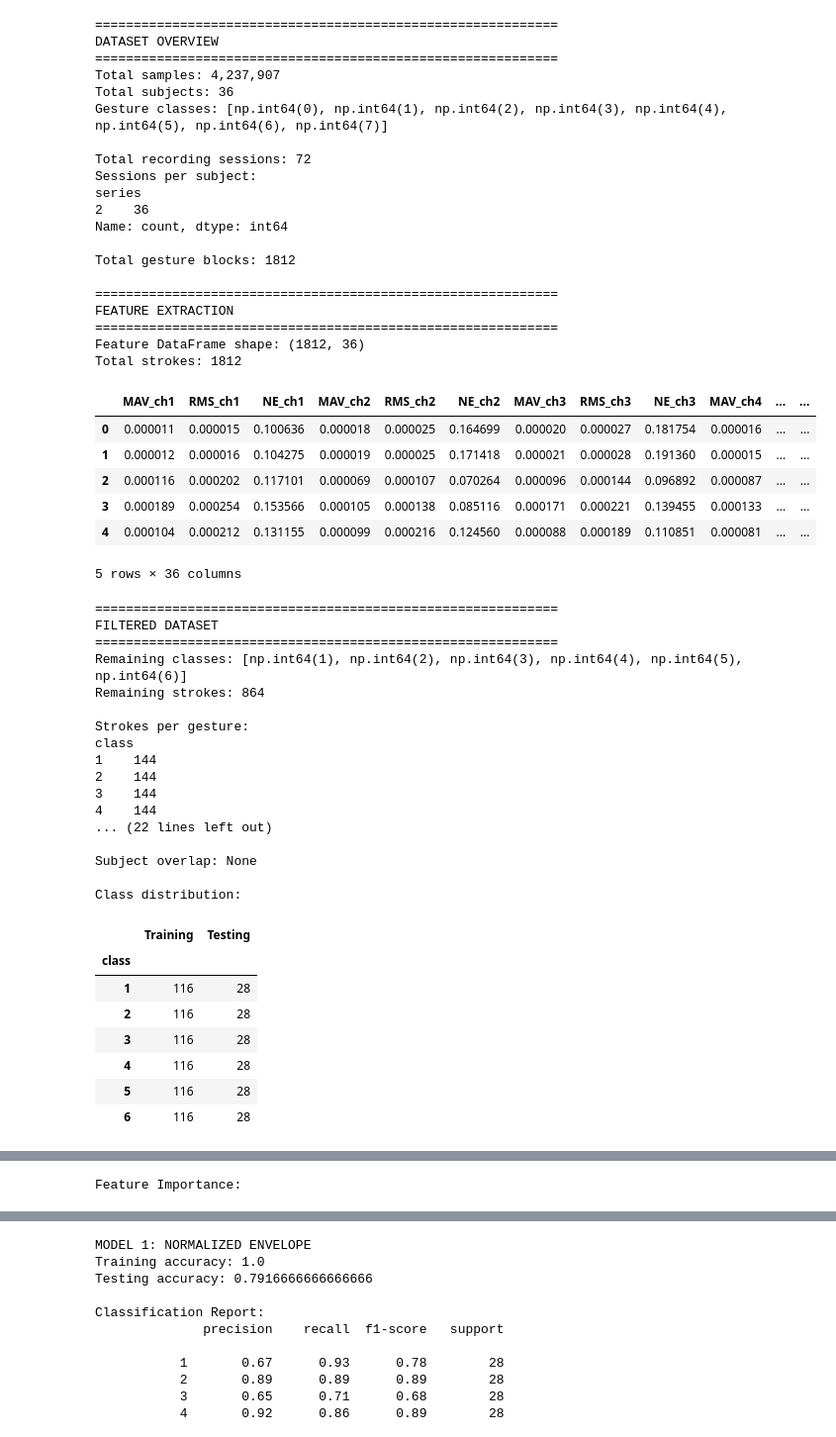
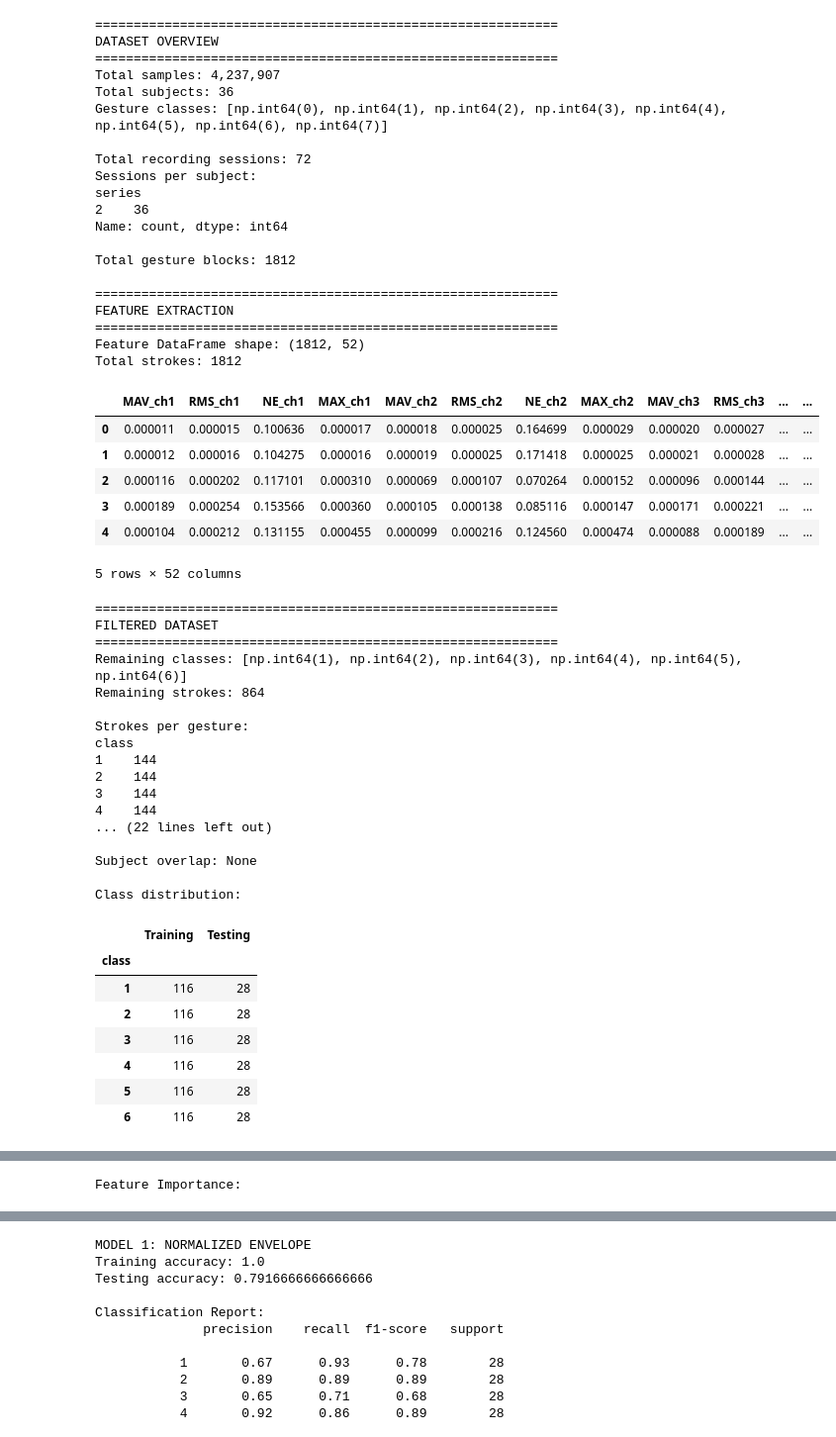
Before and after one commit to laauritaa/S-S_EMG, a Jupyter notebook: Model_Testing_with_NA.ipynb, the cells around one changed output, grey strips where cells are left out. Shown at 99% size. Drawn from its saved outputs; the diff is of its cells as text; code cells hidden in the pictures.

```diff
--- a/Model_Testing_with_NA.ipynb
+++ b/Model_Testing_with_NA.ipynb
@@ -118,6 +118,9 @@ for _, group in data.groupby("gesture_block", sort=False):
     )
     rectified = filtfilt(b, a, rectified, axis=0)
 
+    # Maximum amplitude of the filtered EMG envelope
+    max_values = np.max(rectified, axis=0)
+
     # Mean Absolute Value
     mav = np.mean(rectified, axis=0)
 
@@ -141,6 +144,7 @@ for _, group in data.groupby("gesture_block", sort=False):
         features[f"MAV_ch{ch+1}"] = mav[ch]
         features[f"RMS_ch{ch+1}"] = rms[ch]
         features[f"NE_ch{ch+1}"] = normalized_envelope[ch]
+        features[f"MAX_ch{ch+1}"] = max_values[ch]
 
     features["Log_Total_Envelope"] = log_total_envelope
 
@@ -160,6 +164,45 @@ features_df = pd.DataFrame(feature_rows)
 # The mean is calculated across all gesture blocks in that session.
 mav_cols = [f"MAV_ch{i}" for i in range(1, 9)]
 group_cols = ["label", "series", "class"]
+
+
+# ============================================================
+# NORMALIZED MAXIMUM AMPLITUDE (NMAX)
+# ============================================================
+
+max_cols = [f"MAX_ch{i}" for i in range(1, 9)]
+
+# Step 1: Calculate mean MAX for each subject, session and class
+max_class_means = (
+    features_df
+    .groupby(["label", "series", "class"])[max_cols]
+    .mean()
+    .reset_index()
+)
+
+# Step 2: Calculate class-balanced reference MAX
+max_balanced_means = (
+    max_class_means
+    .groupby(["label", "series"])[max_cols]
+    .mean()
+)
+
+# Step 3: Match reference values to each gesture
+reference = features_df.set_index(["label", "series"]).index
+
+max_reference = (
+    max_balanced_means
+    .reindex(reference)
+    .to_numpy()
+)
+
+# Step 4: Calculate normalized maximum amplitude
+for i, col in enumerate(max_cols):
+    features_df[f"NMAX_ch{i+1}"] = (
+        features_df[col] /
+        (max_reference[:, i] + 1e-10)
+    )
+
 
 # Calculate the mean MAV for each class, person, series, and channel.
 class_means = (
@@ -471,41 +514,41 @@ print("Test accuracy per fold:",
       np.round(cv_results["test_score"], 3))
 
 print(f"\nMean training accuracy: "
       f"{cv_results['train_score'].mean():.3f}")
 
 print(f"Mean test accuracy: "
       f"{cv_results['test_score'].mean():.3f}")
 
 print(f"Test accuracy SD: "
       f"{cv_results['test_score'].std():.3f}")
 # %% [output]
 ============================================================
 DATASET OVERVIEW
 ============================================================
 Total samples: 4,237,907
 Total subjects: 36
 Gesture classes: [np.int64(0), np.int64(1), np.int64(2), np.int64(3), np.int64(4), np.int64(5), np.int64(6), np.int64(7)]
 
 Total recording sessions: 72
 Sessions per subject:
 series
 2    36
 Name: count, dtype: int64
 
 Total gesture blocks: 1812
 
 ============================================================
 FEATURE EXTRACTION
 ============================================================
-Feature DataFrame shape: (1812, 36)
+Feature DataFrame shape: (1812, 52)
 Total strokes: 1812
-|  | MAV_ch1 | RMS_ch1 | NE_ch1 | MAV_ch2 | RMS_ch2 | NE_ch2 | MAV_ch3 | RMS_ch3 | NE_ch3 | MAV_ch4 | ... | ... |
-| 0 | 0.000011 | 0.000015 | 0.100636 | 0.000018 | 0.000025 | 0.164699 | 0.000020 | 0.000027 | 0.181754 | 0.000016 | ... | ... |
-| 1 | 0.000012 | 0.000016 | 0.104275 | 0.000019 | 0.000025 | 0.171418 | 0.000021 | 0.000028 | 0.191360 | 0.000015 | ... | ... |
-| 2 | 0.000116 | 0.000202 | 0.117101 | 0.000069 | 0.000107 | 0.070264 | 0.000096 | 0.000144 | 0.096892 | 0.000087 | ... | ... |
-| 3 | 0.000189 | 0.000254 | 0.153566 | 0.000105 | 0.000138 | 0.085116 | 0.000171 | 0.000221 | 0.139455 | 0.000133 | ... | ... |
-| 4 | 0.000104 | 0.000212 | 0.131155 | 0.000099 | 0.000216 | 0.124560 | 0.000088 | 0.000189 | 0.110851 | 0.000081 | ... | ... |
+|  | MAV_ch1 | RMS_ch1 | NE_ch1 | MAX_ch1 | MAV_ch2 | RMS_ch2 | NE_ch2 | MAX_ch2 | MAV_ch3 | RMS_ch3 | ... | ... |
+| 0 | 0.000011 | 0.000015 | 0.100636 | 0.000017 | 0.000018 | 0.000025 | 0.164699 | 0.000029 | 0.000020 | 0.000027 | ... | ... |
+| 1 | 0.000012 | 0.000016 | 0.104275 | 0.000016 | 0.000019 | 0.000025 | 0.171418 | 0.000025 | 0.000021 | 0.000028 | ... | ... |
+| 2 | 0.000116 | 0.000202 | 0.117101 | 0.000310 | 0.000069 | 0.000107 | 0.070264 | 0.000152 | 0.000096 | 0.000144 | ... | ... |
+| 3 | 0.000189 | 0.000254 | 0.153566 | 0.000360 | 0.000105 | 0.000138 | 0.085116 | 0.000147 | 0.000171 | 0.000221 | ... | ... |
+| 4 | 0.000104 | 0.000212 | 0.131155 | 0.000455 | 0.000099 | 0.000216 | 0.124560 | 0.000474 | 0.000088 | 0.000189 | ... | ... |
-5 rows × 36 columns
+5 rows × 52 columns
 ============================================================
 FILTERED DATASET
 ============================================================
```
Also changed, not shown: parts of 2 cells of this notebook, 5 other files.
